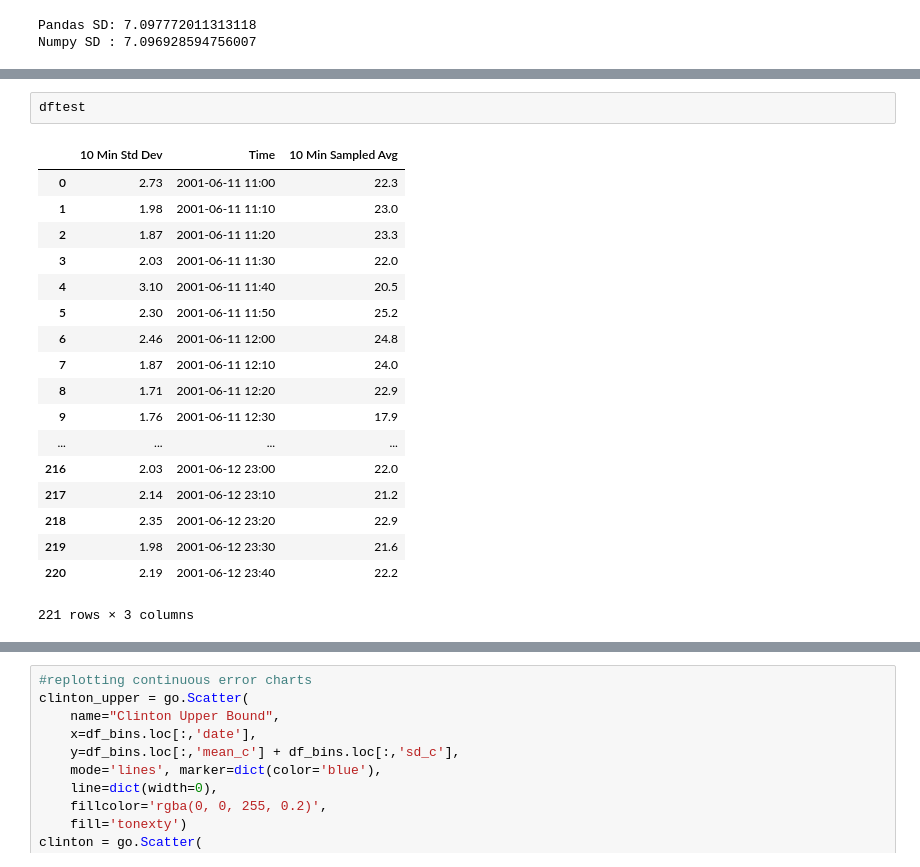
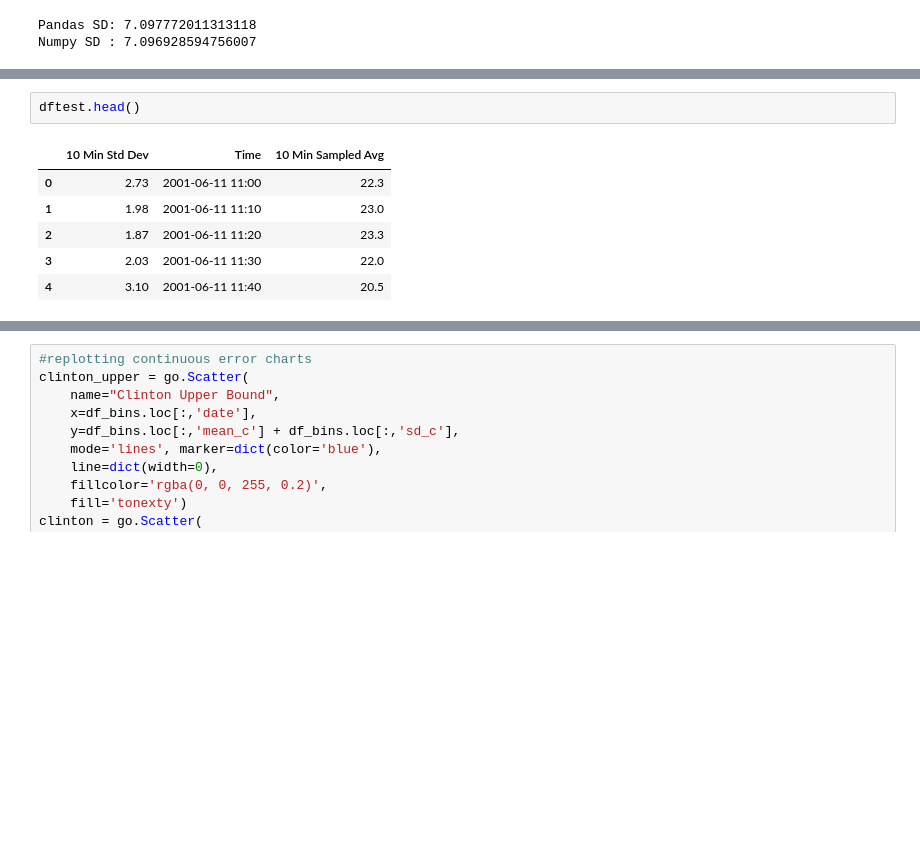
Before and after one commit to emmanduncan/election, a Jupyter notebook: Election 2016 (Plotly).ipynb, the cells around one changed output, grey strips where cells are left out. Drawn from its saved outputs; the diff is of its cells as text; blank space fills up the shorter version.

```diff
--- a/Election 2016 (Plotly).ipynb
+++ b/Election 2016 (Plotly).ipynb
@@ -425,26 +472,14 @@ py.iplot(fig, filename='pandas-continuous-error-bars')
 # %% [output]
 [interactive output not drawn]
 # %%
-dftest
+dftest.head()
 # %% [output]
 |  | 10 Min Std Dev | Time | 10 Min Sampled Avg |
 | 0 | 2.73 | 2001-06-11 11:00 | 22.3 |
 | 1 | 1.98 | 2001-06-11 11:10 | 23.0 |
 | 2 | 1.87 | 2001-06-11 11:20 | 23.3 |
 | 3 | 2.03 | 2001-06-11 11:30 | 22.0 |
 | 4 | 3.10 | 2001-06-11 11:40 | 20.5 |
-| 5 | 2.30 | 2001-06-11 11:50 | 25.2 |
-| 6 | 2.46 | 2001-06-11 12:00 | 24.8 |
-| 7 | 1.87 | 2001-06-11 12:10 | 24.0 |
-| 8 | 1.71 | 2001-06-11 12:20 | 22.9 |
-| 9 | 1.76 | 2001-06-11 12:30 | 17.9 |
-| ... | ... | ... | ... |
-| 216 | 2.03 | 2001-06-12 23:00 | 22.0 |
-| 217 | 2.14 | 2001-06-12 23:10 | 21.2 |
-| 218 | 2.35 | 2001-06-12 23:20 | 22.9 |
-| 219 | 1.98 | 2001-06-12 23:30 | 21.6 |
-| 220 | 2.19 | 2001-06-12 23:40 | 22.2 |
-221 rows × 3 columns
 # %%
 #creating bins for dates
 df_date = df_po.loc[:,['enddate','adjpoll_clinton','adjpoll_trump']]
```
Also changed, not shown: parts of 5 cells of this notebook, 4 other files.
